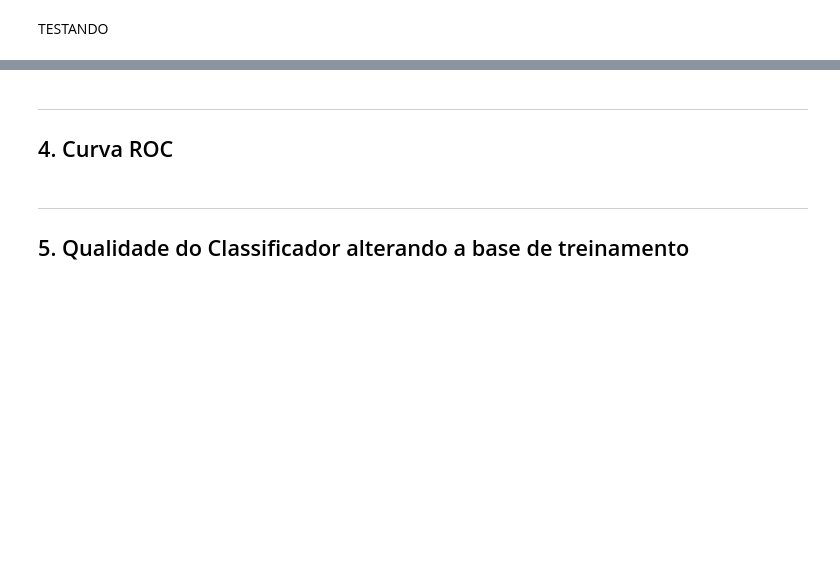
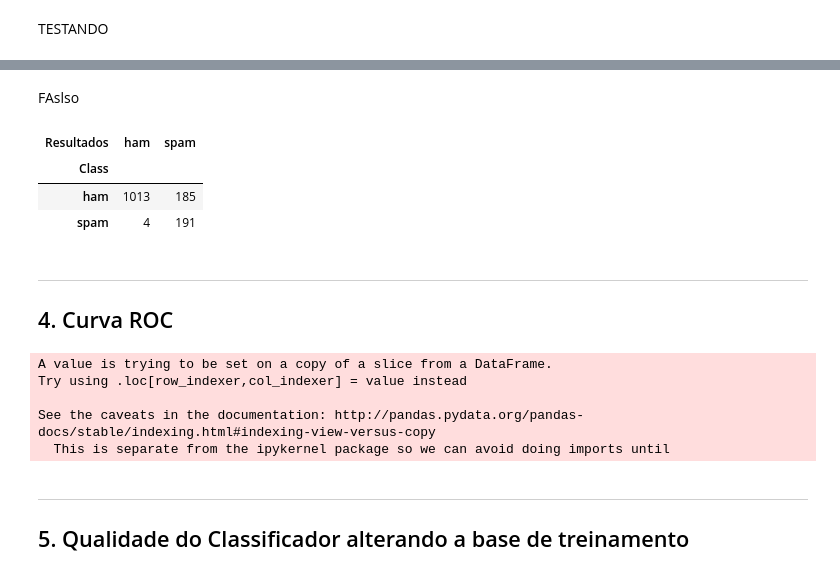
Before and after one commit to carlakim/Projeto2-DPCD, a Jupyter notebook: Projeto2 v2.ipynb, the cells around one changed output, grey strips where cells are left out. Saved outputs shown, nothing was run; the diff lists cells and outputs as text; code cells hidden in the pictures; blank space fills up the shorter version.

```diff
--- a/Projeto2 v2.ipynb
+++ b/Projeto2 v2.ipynb
@@ -151,0 +189,10 @@ KeyError: 0
+# %% [markdown]
+FAslso
+# %%
+ct = pd.crosstab(test.Class,test.Resultados)
+ct
+# %% [output]
+| Resultados | ham | spam |
+| Class |  |  |
+| ham | 1013 | 185 |
+| spam | 4 | 191 |
@@ -155,3 +233,36 @@ ___
+# %%
+for n in (np.arange(0,1,0.01)):
+    P = test.Email.apply(rocando,1)
+    test["Roc"] = P
+    ct = pd.crosstab(test.Class,test.Resultados)
+    if hasattr (ct,'ham') and hasattr(ct,'spam'):
+        y = ct.spam[1]/(ct.spam[1]+ct.spam[0])
+        x = 1-(ct.ham[0]/(ct.ham[1]+ct.ham[0]))
+        phi1 = (ct.spam["spam"]*ct.ham["ham"])-(ct.spam["ham"]*ct.ham["spam"])
+        phi2 = (ct.spam["spam"]+ct.ham["spam"])*(ct.spam["spam"]+ct.spam["ham"])*(ct.ham["ham"]+ct.ham["spam"])*(ct.ham["ham"]+ct.spam["ham"])
+        lx.append(x)
+        ly.append(y)
+        coef.append(phi1/(phi2**(1/2)))
+    elif hasattr (ct,'ham') and not hasattr(ct,'spam'):
+        x = 1
+        y = 0
+        phi = 0
+        lx.append(1-x)
+        ly.append(y)
+        coef.append(phi)
+    elif hasattr (ct,'ham') and not hasattr(ct,'spam'):
+        x = 0
+        y = 1
+        phi = 0
+        lx.append(1-x)
+        ly.append(y)
+        coef.append(phi)
+# %% [output]
+A value is trying to be set on a copy of a slice from a DataFrame.
+Try using .loc[row_indexer,col_indexer] = value instead
+
+See the caveats in the documentation: http://pandas.pydata.org/pandas-docs/stable/indexing.html#indexing-view-versus-copy
+  This is separate from the ipykernel package so we can avoid doing imports until
 # %% [markdown]
 ___
 ## 5. Qualidade do Classificador alterando a base de treinamento
```
Also changed, not shown: parts of 17 cells of this notebook.
